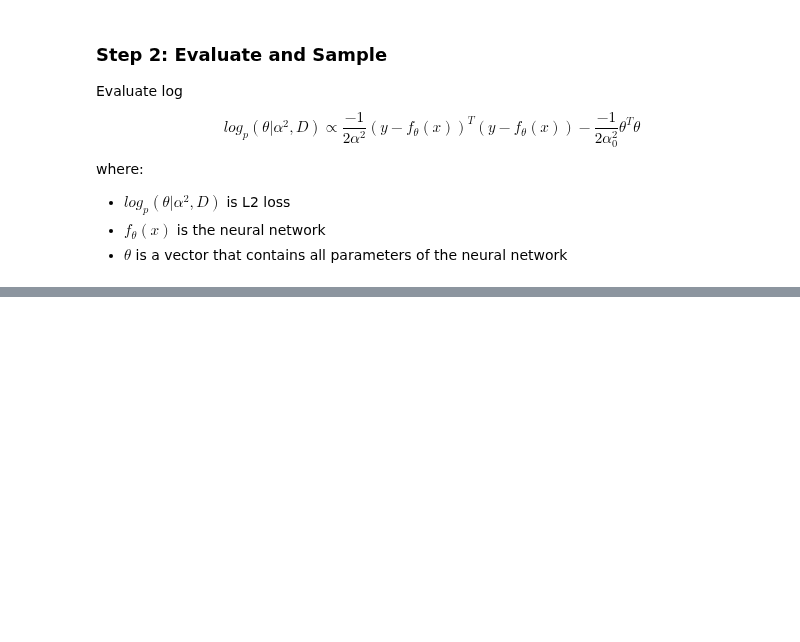
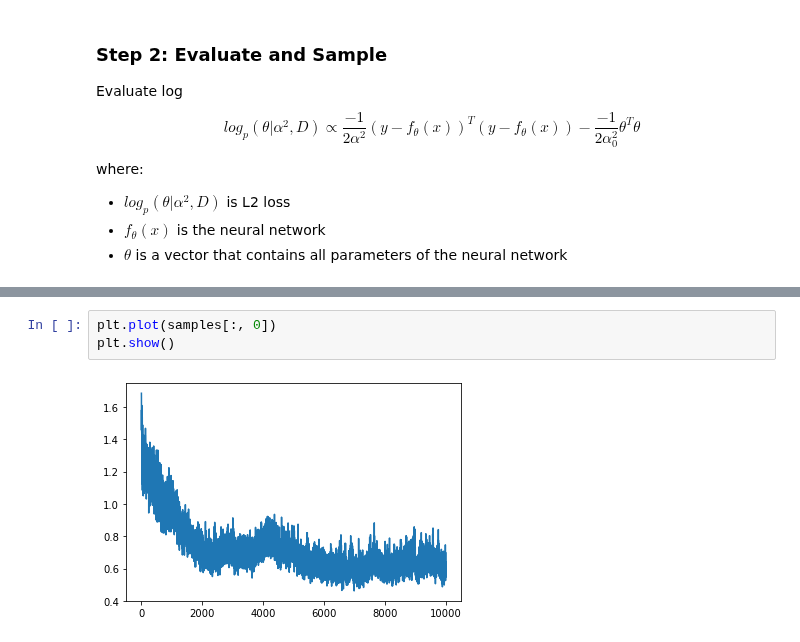
Before and after one commit to quynhhgoogoo/mcmc-project, a Jupyter notebook: notebooks/neural network/MALA.ipynb, the cells around one changed output, grey strips where cells are left out. Saved outputs shown, nothing was run; the diff lists cells and outputs as text; blank space fills up the shorter version.

```diff
--- a/notebooks/neural network/MALA.ipynb
+++ b/notebooks/neural network/MALA.ipynb
@@ -269,0 +395,5 @@ torch.manual_seed(2)
+# %%
+plt.plot(samples[:, 0])
+plt.show()
+# %% [output]
+[figure, added]
```
Also changed, not shown: parts of 22 cells of this notebook.
